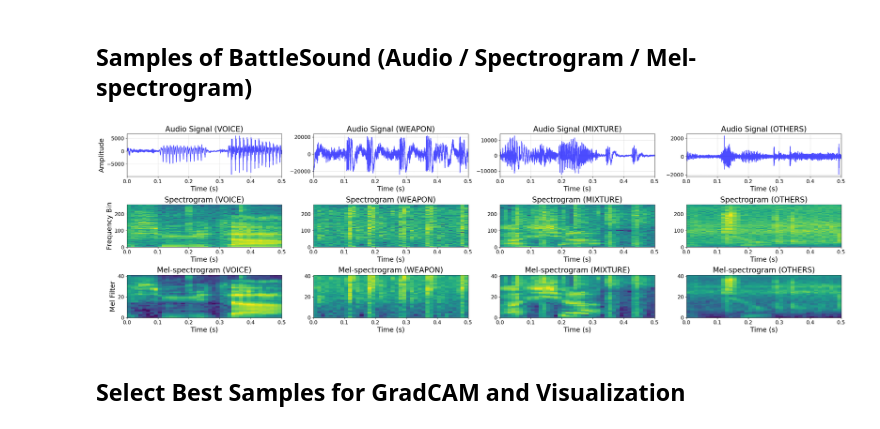
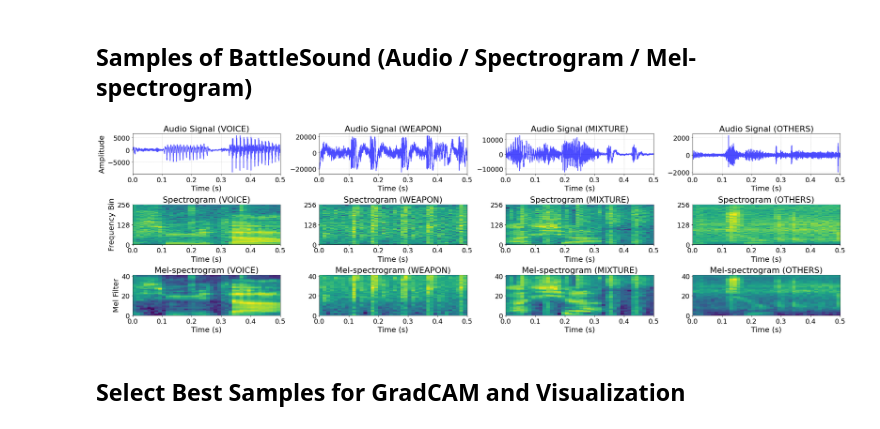
Before and after one commit to gist-ailab/BattleSound, a Jupyter notebook: visualize/main_figure.ipynb, the cells around one changed output. Cells and saved outputs as stored; diff of their text form; code cells hidden in the pictures.

```diff
--- a/visualize/main_figure.ipynb
+++ b/visualize/main_figure.ipynb
@@ -469,8 +483,11 @@ n, bins, patches = ax.hist(data, bins=30, rwidth=0.9, color='blue', alpha=0.7)
 
 
 # add a 'best fit' line
-ax.set_xlabel('Audio Length (s)')
-ax.set_ylabel('Frequency')
+ax.set_xlabel('Audio Length (s)', fontsize=16)
+ax.set_ylabel('Frequency', fontsize=16)
+ax.xaxis.set_tick_params(labelsize=16)
+ax.yaxis.set_tick_params(labelsize=16)
+
 plt.grid(axis='y', alpha=0.75)
 
 # Tweak spacing to prevent clipping of ylabel
@@ -640,9 +657,9 @@ def sub_figure(wav, sr, axes, ix, title='VOICE', color='#607c8e', alpha=0.8):
     # Visualize Audio Signal
     t = np.array(list(range(0, len(wav)))) / sr
 
-    title_size = 20
-    x_size, y_size = 18, 18
-    label_size = 14
+    title_size = 22
+    x_size, y_size = 20, 20
+    label_size = 18
 
     ax = axes.flatten()[ix]
     ax.plot(t, wav, color='blue', alpha=0.7)
@@ -652,6 +669,9 @@ def sub_figure(wav, sr, axes, ix, title='VOICE', color='#607c8e', alpha=0.8):
         ax.set_ylabel('Amplitude', fontsize=y_size)
     ax.set_xlabel('Time (s)', fontsize=x_size)
     ax.set_title('Audio Signal (%s)' %title, fontsize=title_size)
+
+    if ix == 1:
+        ax.set_yticks([-20000, 0, 20000])
 
     ax.xaxis.set_tick_params(labelsize=label_size)
     ax.yaxis.set_tick_params(labelsize=label_size)
@@ -670,6 +690,7 @@ def sub_figure(wav, sr, axes, ix, title='VOICE', color='#607c8e', alpha=0.8):
     ax.set_xlim(0., 40.)
     ax.set_xticks([0, 8, 16, 24, 32, 40])
     ax.set_xticklabels([0.0, 0.1, 0.2, 0.3, 0.4, 0.5])
+    ax.set_yticks([0, 128, 256])
     ax.set_xlabel('Time (s)', fontsize=x_size)
     ax.set_title('Spectrogram (%s)' %title, fontsize=title_size)
 
@@ -680,34 +701,36 @@ def sub_figure(wav, sr, axes, ix, title='VOICE', color='#607c8e', alpha=0.8):
     # img = librosa.display.specshow(S_dB, x_axis='time', y_axis='mel', sr=sr, fmax=8000, ax=ax)
     img = ax.pcolor(mel_spectrogram)
     ax.set_xlim(0., 40.)
     ax.set_xticks([0, 8, 16, 24, 32, 40])
     ax.set_xticklabels([0.0, 0.1, 0.2, 0.3, 0.4, 0.5])
+
+    ax.set_yticks([0, 20, 40])
 
     ax.xaxis.set_tick_params(labelsize=label_size)
     ax.yaxis.set_tick_params(labelsize=label_size)
 
     if ix == 0:
         ax.set_ylabel('Mel Filter', fontsize=y_size)
     ax.set_xlabel('Time (s)', fontsize=x_size)
     ax.set_title('Mel-spectrogram (%s)' %title, fontsize=title_size)
     return img
 
 sr = 16000
 color = '#607c8e'
 fig, axes = plt.subplots(3,4, figsize=(28,8))
 sub_figure(wav_voice, sr, axes, ix=0, title='VOICE', color=color)
 sub_figure(wav_gun, sr, axes, ix=1, title='WEAPON', color=color)
 sub_figure(wav_mix, sr, axes, ix=2, title='MIXTURE', color=color)
 img = sub_figure(wav_others, sr, axes, ix=3, title='OTHERS', color=color)
 plt.tight_layout()
 
 # fig.subplots_adjust(right=0.9)
 # cbar_ax = fig.add_axes([0.93, 0.15, 0.01, 0.7])
 # cbar = fig.colorbar(img, cax=cbar_ax, format='%+2.0f dB', ticks=[20, 60, 100, 140])
 # cbar.ax.tick_params(labelsize=14)
 plt.savefig('imp.png', dpi=300)
 # %% [output]
-[figure, old version]
+[figure, new version]
 # %% [markdown]
 ## Select Best Samples for GradCAM and Visualization
 # %%
```
Also changed, not shown: parts of 8 cells of this notebook, 3 other files.
